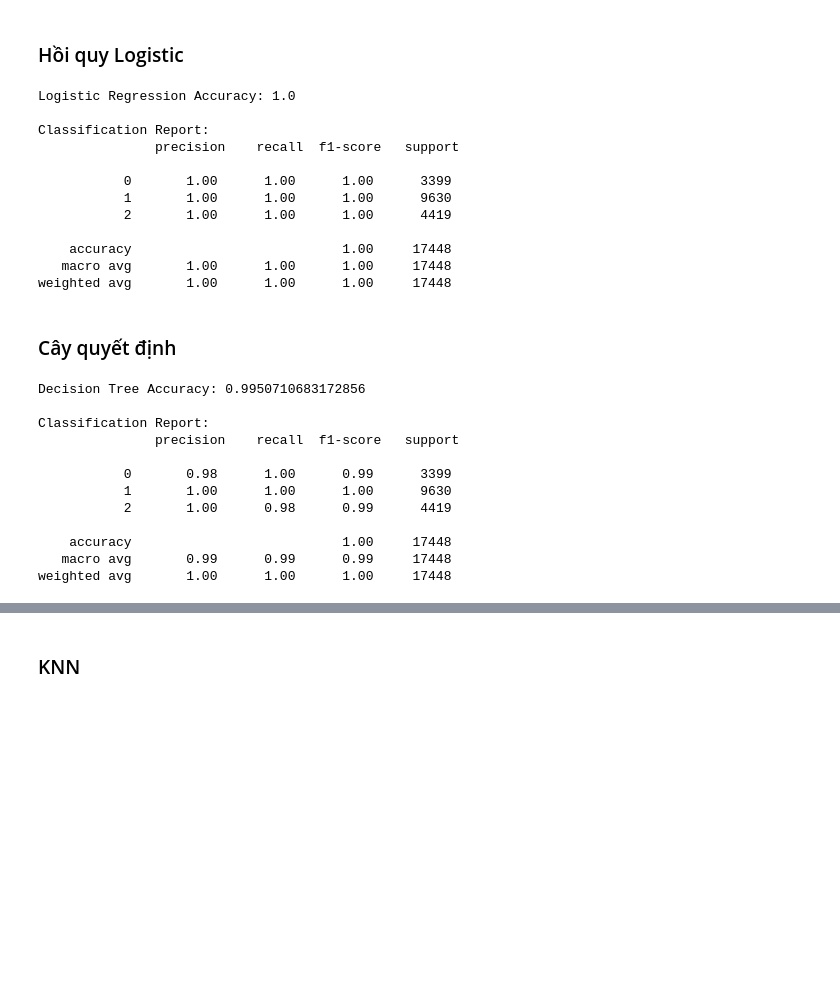
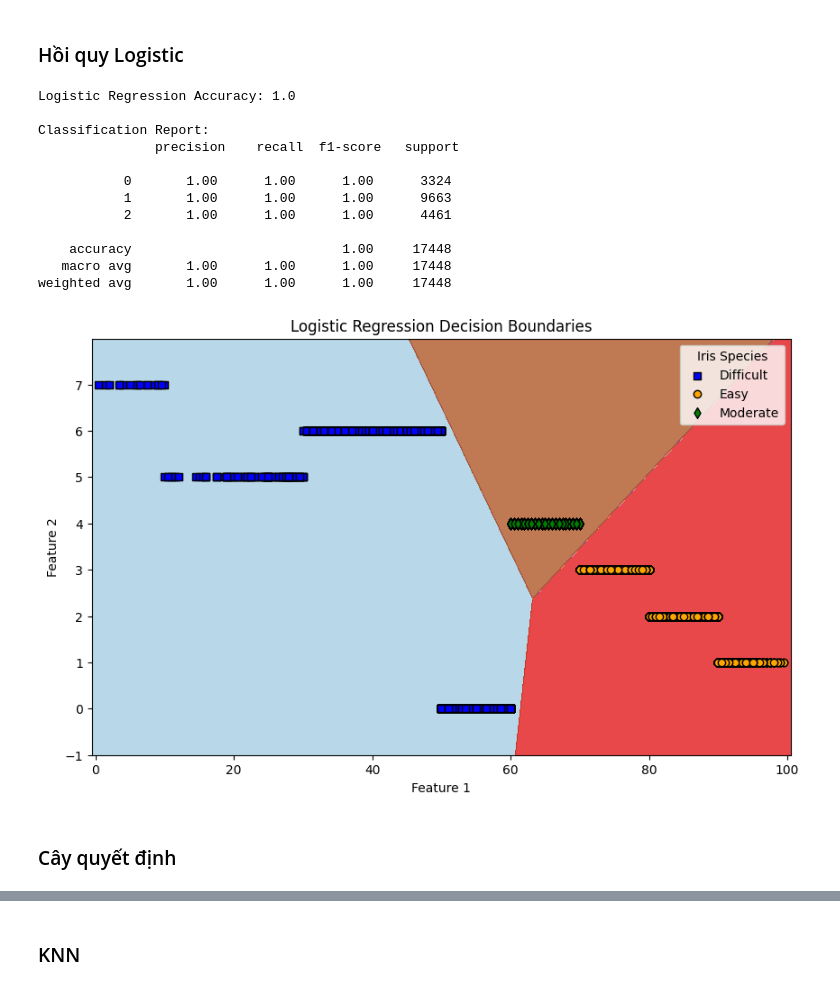
Before and after one commit to TempWiz/I2DS---Final-Project-Book-Recommandation-System, a Jupyter notebook: Final.ipynb, the cells around one changed output, grey strips where cells are left out. Saved outputs shown, nothing was run; the diff lists cells and outputs as text; code cells hidden in the pictures; blank space fills up the shorter version.

Commit message:
Data Model change

```diff
--- a/Final.ipynb
+++ b/Final.ipynb
@@ -275,62 +275,77 @@ sns.heatmap(temp.corr(), annot=True, cmap='coolwarm')
 # %%
 from sklearn.model_selection import train_test_split
 from sklearn.linear_model import LogisticRegression
 from sklearn.preprocessing import StandardScaler, LabelEncoder
 from sklearn.metrics import classification_report, accuracy_score
 
 
 X = temp.drop(columns=["level"])
 y = temp["level"]
-X_train, X_test, y_train, y_test = train_test_split(X, y, test_size=0.3, random_state=42)
+X_train, X_test, y_train, y_test = train_test_split(X, y, test_size=0.3, random_state=80)
 
 # scaler = StandardScaler()
 # X_train["score"] = scaler.fit_transform(X_train[["score"]])
 # X_test["score"] = scaler.transform(X_test[["score"]])
 
 # print(X_train, X_test)
 
+# lr = LogisticRegression()
+# lr.fit(X_train, y_train)
+
+# y_pred = lr.predict(X_test)
+# print("Logistic Regression Accuracy:", accuracy_score(y_test, y_pred))
+# print("\nClassification Report:\n", classification_report(y_test, y_pred))
+
+# Scale the features (optional for visualization but improves model performance)
+scaler = StandardScaler()
+X_train_scaled = scaler.fit_transform(X_train)
+X_test_scaled = scaler.transform(X_test)
+
+# Train a Logistic Regression model
 lr = LogisticRegression()
-lr.fit(X_train, y_train)
+lr.fit(X_train_scaled, y_train)
 
-y_pred = lr.predict(X_test)
+# Evaluate the model
+y_pred = lr.predict(X_test_scaled)
 print("Logistic Regression Accuracy:", accuracy_score(y_test, y_pred))
 print("\nClassification Report:\n", classification_report(y_test, y_pred))
+
+# Visualization: Decision boundary (using training data for simplicity)
+x_min, x_max = X.iloc[:, 0].min() - 1, X.iloc[:, 0].max() + 1
+y_min, y_max = X.iloc[:, 1].min() - 1, X.iloc[:, 1].max() + 1
+xx, yy = np.meshgrid(np.arange(x_min, x_max, 0.01),
+                     np.arange(y_min, y_max, 0.01))
+
+# Predict classifications for the mesh grid
+Z = lr.predict(scaler.transform(np.c_[xx.ravel(), yy.ravel()]))
+Z = Z.reshape(xx.shape)
+
+# Plot the decision boundaries
+plt.figure(figsize=(10, 6))
+plt.contourf(xx, yy, Z, alpha=0.8, cmap=plt.cm.Paired)
+
+# Scatter plot the actual data points
+for i, color, label, marker in zip([0, 1, 2], ['blue', 'orange', 'green'], encoder.classes_, ['s', 'o', 'd']):
+    plt.scatter(X[y == i].iloc[:, 0], X[y == i].iloc[:, 1], c=color, label=label, edgecolor='k', marker=marker)
+
+plt.xlabel('Feature 1')
+plt.ylabel('Feature 2')
+plt.legend(title="Iris Species")
+plt.title("Logistic Regression Decision Boundaries")
+plt.show()
 # %% [output]
 Logistic Regression Accuracy: 1.0
 
 Classification Report:
                precision    recall  f1-score   support
 
-           0       1.00      1.00      1.00      3399
-           1       1.00      1.00      1.00      9630
-           2       1.00      1.00      1.00      4419
+           0       1.00      1.00      1.00      3324
+           1       1.00      1.00      1.00      9663
+           2       1.00      1.00      1.00      4461
 
     accuracy                           1.00     17448
    macro avg       1.00      1.00      1.00     17448
 weighted avg       1.00      1.00      1.00     17448
+[figure, added]
 # %% [markdown]
 ### Cây quyết định
-# %%
-from sklearn.tree import DecisionTreeClassifier
-
-# Decision Tree model
-dt = DecisionTreeClassifier(max_depth=3, random_state=42)
-dt.fit(X_train, y_train)
-
-# Evaluate the model
-y_pred_dt = dt.predict(X_test)
-print("Decision Tree Accuracy:", accuracy_score(y_test, y_pred_dt))
-print("\nClassification Report:\n", classification_report(y_test, y_pred_dt))
-# %% [output]
-Decision Tree Accuracy: 0.9950710683172856
-
-Classification Report:
-               precision    recall  f1-score   support
-
-           0       0.98      1.00      0.99      3399
-           1       1.00      1.00      1.00      9630
-           2       1.00      0.98      0.99      4419
-
-    accuracy                           1.00     17448
-   macro avg       0.99      0.99      0.99     17448
-weighted avg       1.00      1.00      1.00     17448
```
Also changed, not shown: parts of 5 cells of this notebook.
